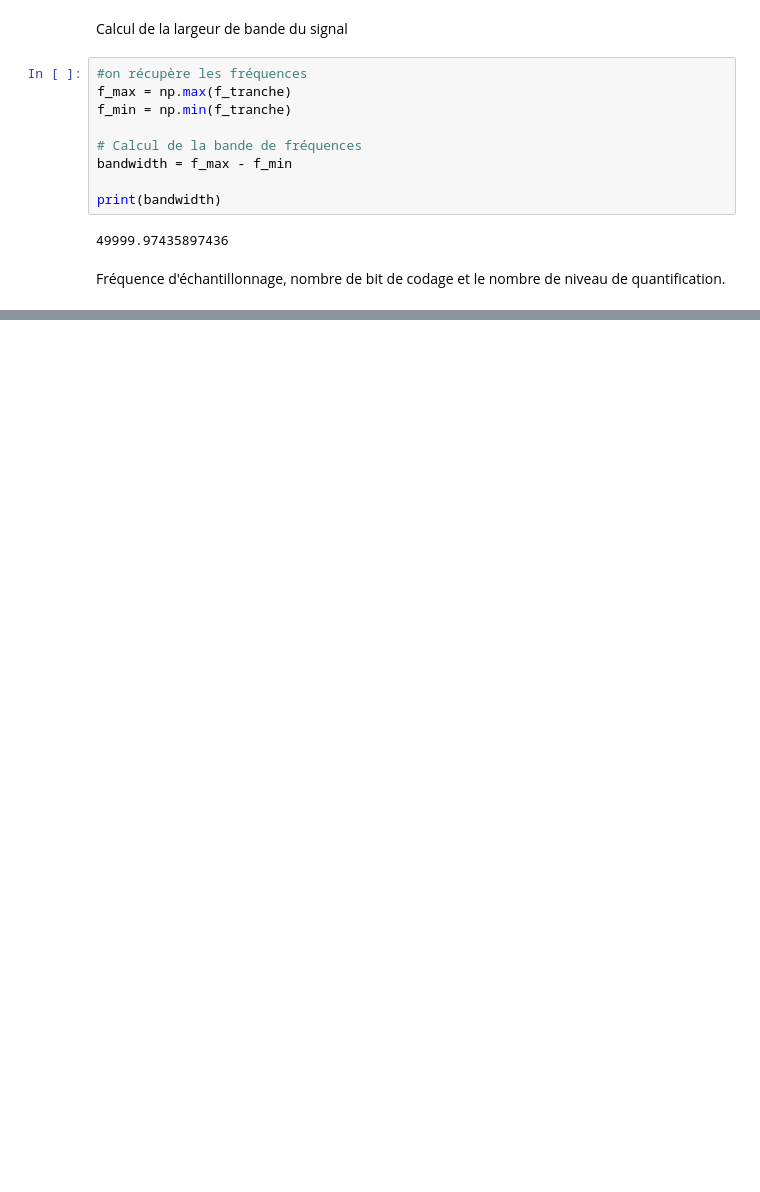
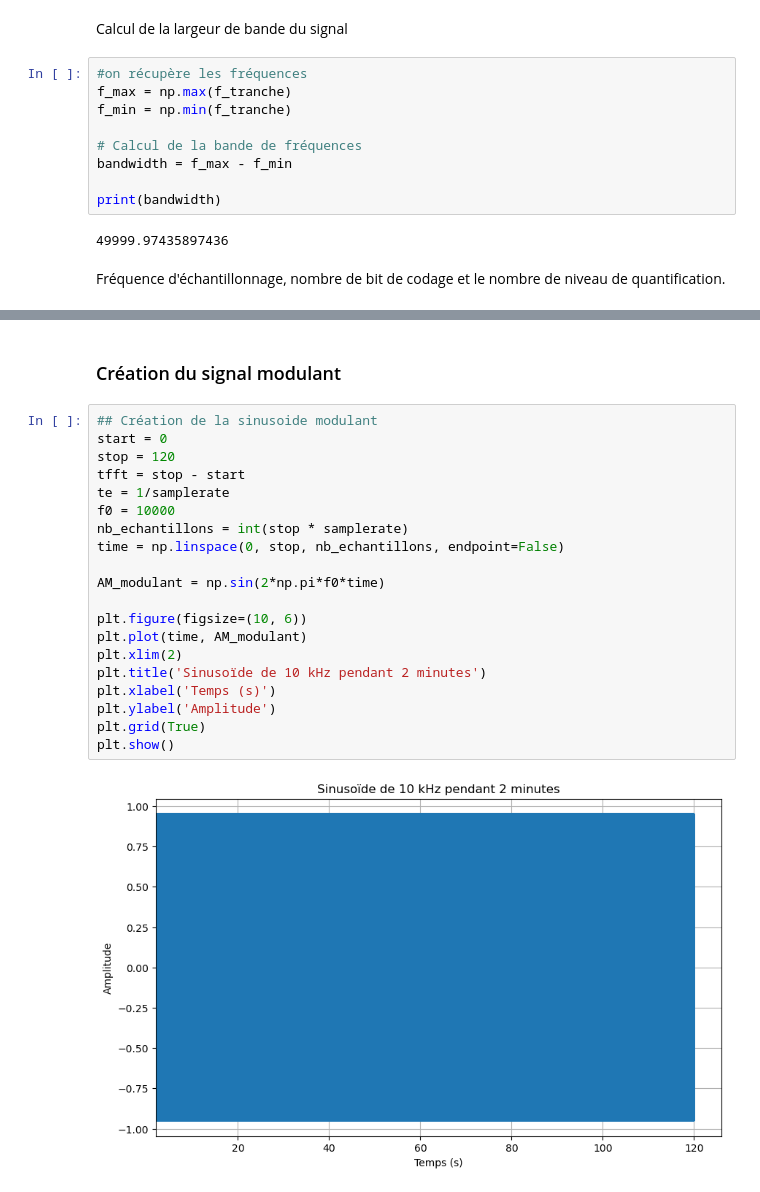
Before and after one commit to NergYR/SA202, a Jupyter notebook: main.ipynb, the cells around one changed output, grey strips where cells are left out. Drawn from its saved outputs; the diff is of its cells as text; blank space fills up the shorter version.

```diff
--- a/main.ipynb
+++ b/main.ipynb
@@ -73,0 +100,24 @@ TypeError: can only concatenate str (not "int") to str
+# %% [markdown]
+### Création du signal  modulant
+# %%
+## Création de la sinusoide modulant
+start = 0
+stop = 120
+tfft = stop - start
+te = 1/samplerate
+f0 = 10000
+nb_echantillons = int(stop * samplerate)
+time = np.linspace(0, stop, nb_echantillons, endpoint=False)
+
+AM_modulant = np.sin(2*np.pi*f0*time)
+
+plt.figure(figsize=(10, 6))
+plt.plot(time, AM_modulant)
+plt.xlim(2)
+plt.title('Sinusoïde de 10 kHz pendant 2 minutes')
+plt.xlabel('Temps (s)')
+plt.ylabel('Amplitude')
+plt.grid(True)
+plt.show()
+# %% [output]
+[figure, added]
```
Also changed, not shown: parts of 4 cells of this notebook.
